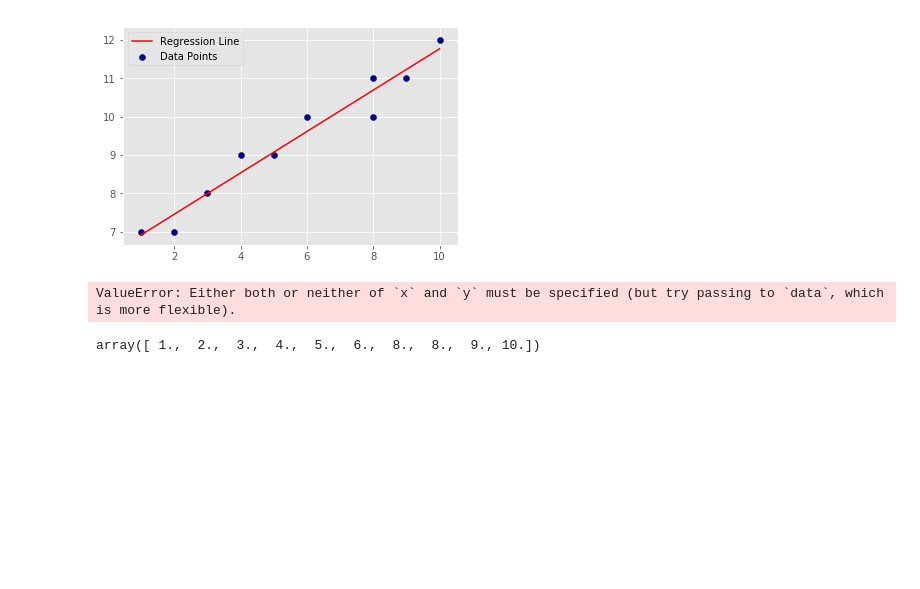
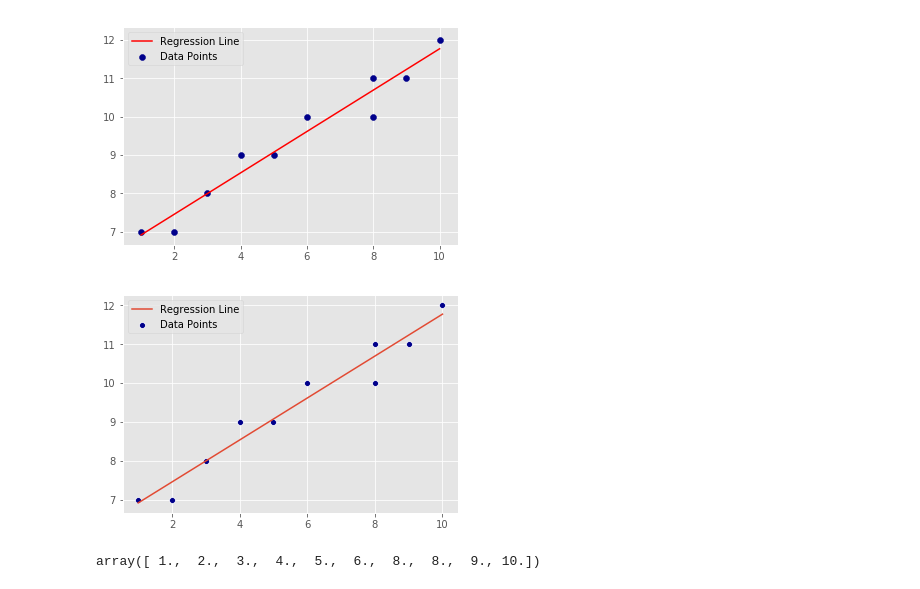
Before and after one commit to elenasm7/dsc-0-10-07-simple-linear-regression-lab-nyc-ds-career-012819, a Jupyter notebook: index.ipynb, the cells around one changed output. Saved outputs shown, nothing was run; the diff lists cells and outputs as text; code cells hidden in the pictures; blank space fills up the shorter version.

```diff
--- a/index.ipynb
+++ b/index.ipynb
@@ -124,10 +124,10 @@ plt.show();
 # %% [output]
 [figure]
 # %%
-sns.scatterplot(tuple([X,Y])[0],,color='darkblue',label='Data Points')
+sns.scatterplot(tuple([X,Y])[0],tuple([X,Y])[1],color='darkblue',label='Data Points')
 sns.lineplot(X,regression_line,label='Regression Line');
 # %% [output]
-ValueError: Either both or neither of `x` and `y` must be specified (but try passing to `data`, which is more flexible).
+[figure, added]
 # %%
 tuple([X,Y])[0]
 # %% [output]
```
